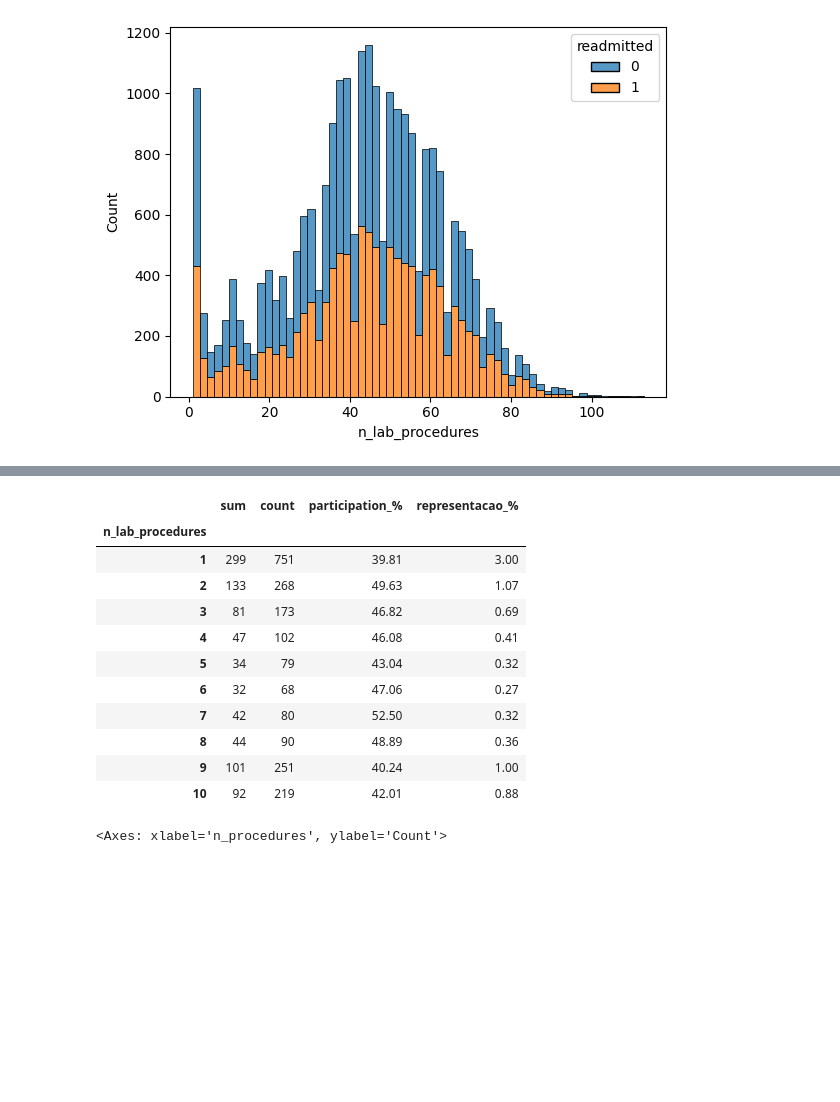
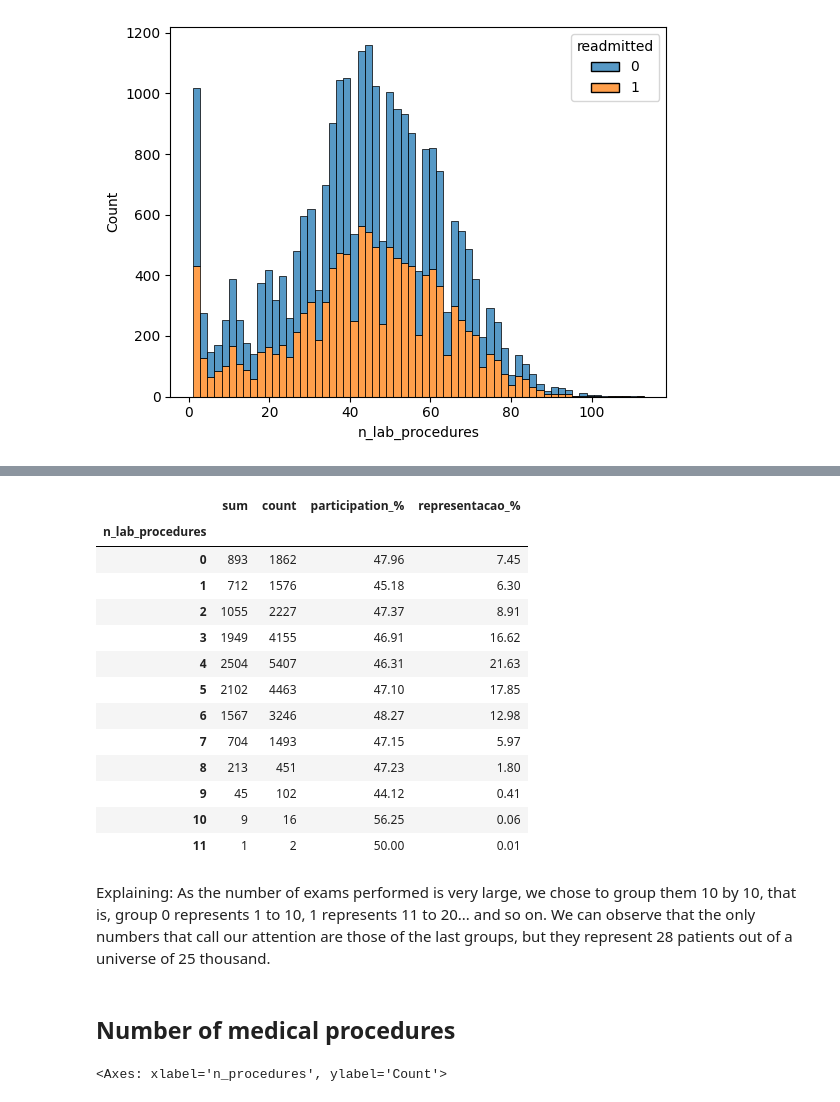
Before and after one commit to andreggalvao/hospitals_readmissions, a Jupyter notebook: hosp_readmissions org.ipynb, the cells around one changed output, grey strips where cells are left out. Cells and saved outputs as stored; diff of their text form; code cells hidden in the pictures; blank space fills up the shorter version.

```diff
--- a/hosp_readmissions org.ipynb
+++ b/hosp_readmissions org.ipynb
@@ -174,6 +176,21 @@ We observe that only the columns medical_specialty, diag_1, diag_2 and diag_3 ha
 8- Avaliação do modelo
 # %% [markdown]
 # Let's look at each variable individually
+# %%
+# Lets tranform each age group un an integer so we can apply more analises.
+
+dic = {'[40-50)' : 0 ,
+        '[50-60)' : 1,
+        '[60-70)' : 2,
+        '[70-80)' : 3,
+        '[80-90)' : 4,
+        '[90-100)': 5,
+
+# Lets using change readmitted values as well, no to 0 and yes to 1
+
+        'no' : 0 ,
+        'yes' : 1}
+dados = dados.replace(dic)
 # %% [markdown]
 ## Readmitted
 # %%
@@ -194,7 +225,6 @@ Well, we have a good distribution of patients, let's now proceed to the individu
 ## Age
 # %%
 #dando uma olhada na distribuição das idades
-dados['age'] = pd.Categorical(dados['age'], ['[40-50)', '[50-60)','[60-70)', '[70-80)', '[80-90)','[90-100)'])
 sns.histplot(data = dados, x = 'age', hue = 'readmitted', element="step", multiple="stack")
 plt.legend(title='Readmitted', loc='upper right', labels=['No', 'Yes'])
 plt.xticks(rotation=90)
@@ -226,5 +242,4 @@ Categories (6, object): ['[40-50)', '[50-60)', '[60-70)', '[70-80)', '[80-90)',
 # %%
-amostra = 25000
 age = dados.groupby('age')['readmitted'].agg(['sum', 'count'])
 age['participation_%'] = round(age['sum'] / age['count'],4)*100
 age['representacao_%'] = round(age['count'] / amostra,4)*100
@@ -280,23 +300,29 @@ sns.kdeplot(data = dados, x = 'n_lab_procedures', hue = 'readmitted',  multiple=
 # %%
-n_lab_procedures = dados.groupby('n_lab_procedures')['readmitted'].agg(['sum', 'count'])
+n_lab_procedures = dados.groupby(dados.n_lab_procedures // 10)['readmitted'].agg(['sum', 'count'])
 n_lab_procedures['participation_%'] = round(n_lab_procedures['sum'] / n_lab_procedures['count'],4)*100
 n_lab_procedures['representacao_%'] = round(n_lab_procedures['count'] / amostra,4)*100
-n_lab_procedures.head(10)
+n_lab_procedures
 
 #nada significativo
 # %% [output]
 |  | sum | count | participation_% | representacao_% |
 | n_lab_procedures |  |  |  |  |
-| 1 | 299 | 751 | 39.81 | 3.00 |
-| 2 | 133 | 268 | 49.63 | 1.07 |
-| 3 | 81 | 173 | 46.82 | 0.69 |
-| 4 | 47 | 102 | 46.08 | 0.41 |
-| 5 | 34 | 79 | 43.04 | 0.32 |
-| 6 | 32 | 68 | 47.06 | 0.27 |
-| 7 | 42 | 80 | 52.50 | 0.32 |
-| 8 | 44 | 90 | 48.89 | 0.36 |
-| 9 | 101 | 251 | 40.24 | 1.00 |
-| 10 | 92 | 219 | 42.01 | 0.88 |
+| 0 | 893 | 1862 | 47.96 | 7.45 |
+| 1 | 712 | 1576 | 45.18 | 6.30 |
+| 2 | 1055 | 2227 | 47.37 | 8.91 |
+| 3 | 1949 | 4155 | 46.91 | 16.62 |
+| 4 | 2504 | 5407 | 46.31 | 21.63 |
+| 5 | 2102 | 4463 | 47.10 | 17.85 |
+| 6 | 1567 | 3246 | 48.27 | 12.98 |
+| 7 | 704 | 1493 | 47.15 | 5.97 |
+| 8 | 213 | 451 | 47.23 | 1.80 |
+| 9 | 45 | 102 | 44.12 | 0.41 |
+| 10 | 9 | 16 | 56.25 | 0.06 |
+| 11 | 1 | 2 | 50.00 | 0.01 |
+# %% [markdown]
+Explaining: As the number of exams performed is very large, we chose to group them 10 by 10, that is, group 0 represents 1 to 10, 1 represents 11 to 20... and so on. We can observe that the only numbers that call our attention are those of the last groups, but they represent 28 patients out of a universe of 25 thousand.
+# %% [markdown]
+## Number of medical procedures
 # %%
 sns.histplot(data = dados, x = 'n_procedures', hue = 'readmitted', multiple = 'stack')
 # %% [output]
```
Also changed, not shown: parts of 38 cells of this notebook, 1 other file.
